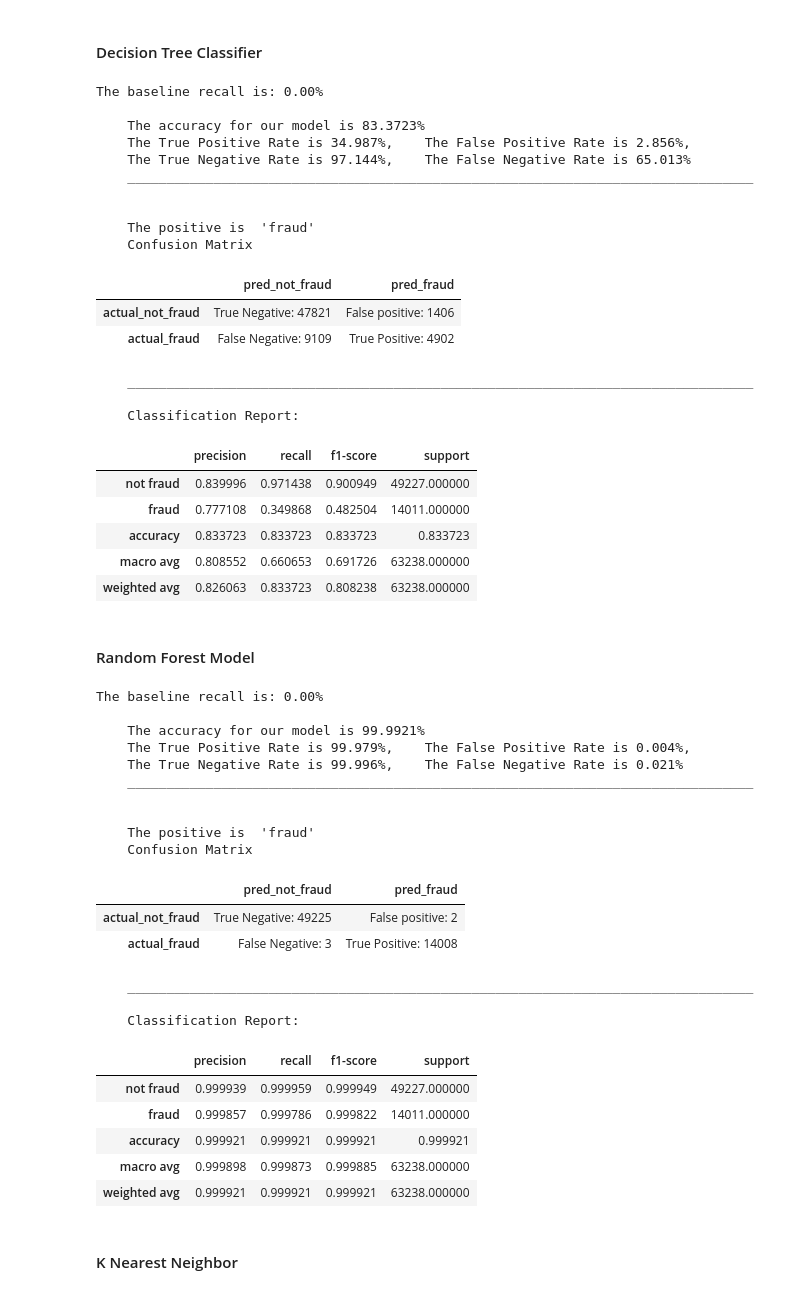
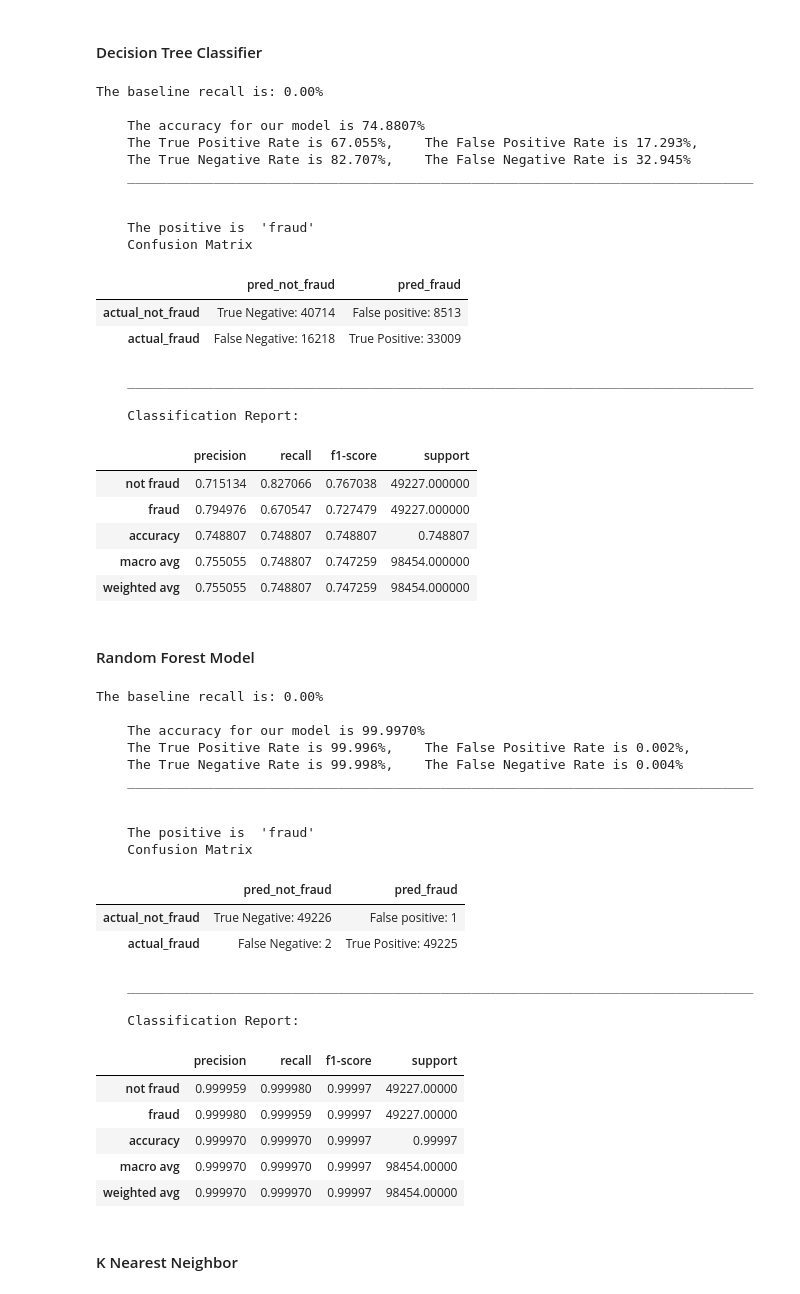
Before and after one commit to ForrestMccrosky/Rainfall_Australia, a Jupyter notebook: Australia_Rain_Rough.ipynb, the cells around one changed output. Saved outputs shown, nothing was run; the diff lists cells and outputs as text; code cells hidden in the pictures.

```diff
--- a/Australia_Rain_Rough.ipynb
+++ b/Australia_Rain_Rough.ipynb
@@ -282,0 +309,6 @@ df['raintod'] = np.where(df.RainToday == 'Yes', 1, 0)
+# %%
+## creating low pressure categorical columns because storms are most commonly formed from
+## low pressure areas which translates into the most common time for rainfall
+
+df['low_pressure3pm'] = np.where(df['Pressure3pm'] < 1015, 1, 0)
+df['high_pressure3pm'] = np.where(df['Pressure3pm'] >= 1015, 1, 0)
@@ -282,0 +322,5 @@ df['raintod'] = np.where(df.RainToday == 'Yes', 1, 0)
+# %%
+## creating high temperature and low temperature categorical columns for 3pm
+
+df['high_temp9am'] = np.where(df['Temp9am'] > 15, 1, 0)
+df['low_temp9am'] = np.where(df['Temp9am'] <= 15, 1, 0)
@@ -283,3 +334,8 @@ df['raintod'] = np.where(df.RainToday == 'Yes', 1, 0)
+# %%
+## creating high temperature and low temperature categorical columns for 3pm
+
+df['high_temp3pm'] = np.where(df['Temp3pm'] > 23, 1, 0)
+df['low_temp3pm'] = np.where(df['Temp3pm'] <= 23, 1, 0)
 # %% [markdown]
 ### Prepare: Splitting Data
 # %%
@@ -515,3 +572,11 @@ X_train.head() ## previewing
 | 73337 | 59.0 | 1 | 11.4 | 72.0 | 1004.4 | 1006.8 |
 | 29842 | 23.0 | 0 | 0.2 | 44.0 | 1010.1 | 1013.6 |
 | 70991 | 56.0 | 0 | 0.0 | 52.0 | 1016.5 | 1018.6 |
+# %%
+from imblearn.over_sampling import SMOTE
+
+## using an oversampling technique to make the train x and y's have equal positive and
+## negative cases
+
+smote = SMOTE(random_state = 123)
+X_train_smote, y_train_smote = smote.fit_sample(X_train, y_train)
@@ -615,64 +687,64 @@ def evaluate(X_df, y_df, model):
 #### Decision Tree Classifier
 # %%
 model = DecisionTreeClassifier(random_state = 123, max_depth = 3)   #making a decision tree model
-model.fit(X_train, y_train)              # fitting the model to train df's
+model.fit(X_train_smote, y_train_smote)              # fitting the model to train df's
 
 print(f'The baseline recall is: {base_recall:.2%}') # printing out the basleline accuracy for comparison
-evaluate(X_train, y_train, model)      # printing out model scores on train df
+evaluate(X_train_smote, y_train_smote, model)      # printing out model scores on train df
 # %% [output]
 The baseline recall is: 0.00%
 
-    The accuracy for our model is 83.3723%
-    The True Positive Rate is 34.987%,    The False Positive Rate is 2.856%,
-    The True Negative Rate is 97.144%,    The False Negative Rate is 65.013%
+    The accuracy for our model is 74.8807%
+    The True Positive Rate is 67.055%,    The False Positive Rate is 17.293%,
+    The True Negative Rate is 82.707%,    The False Negative Rate is 32.945%
     ________________________________________________________________________________
 
 
     The positive is  'fraud'
     Confusion Matrix
 |  | pred_not_fraud | pred_fraud |
-| actual_not_fraud | True Negative: 47821 | False positive: 1406 |
-| actual_fraud | False Negative: 9109 | True Positive: 4902 |
+| actual_not_fraud | True Negative: 40714 | False positive: 8513 |
+| actual_fraud | False Negative: 16218 | True Positive: 33009 |
     ________________________________________________________________________________
 
     Classification Report:
 |  | precision | recall | f1-score | support |
-| not fraud | 0.839996 | 0.971438 | 0.900949 | 49227.000000 |
-| fraud | 0.777108 | 0.349868 | 0.482504 | 14011.000000 |
-| accuracy | 0.833723 | 0.833723 | 0.833723 | 0.833723 |
-| macro avg | 0.808552 | 0.660653 | 0.691726 | 63238.000000 |
-| weighted avg | 0.826063 | 0.833723 | 0.808238 | 63238.000000 |
+| not fraud | 0.715134 | 0.827066 | 0.767038 | 49227.000000 |
+| fraud | 0.794976 | 0.670547 | 0.727479 | 49227.000000 |
+| accuracy | 0.748807 | 0.748807 | 0.748807 | 0.748807 |
+| macro avg | 0.755055 | 0.748807 | 0.747259 | 98454.000000 |
+| weighted avg | 0.755055 | 0.748807 | 0.747259 | 98454.000000 |
 # %% [markdown]
 #### Random Forest Model
 # %%
 forest_model = RandomForestClassifier()   # making a random forest model
-forest_model.fit(X_train, y_train)       # fitting the model to train
+forest_model.fit(X_train_smote, y_train_smote)       # fitting the model to train
 
 print(f'The baseline recall is: {base_recall:.2%}')   # printing out the baseline for comparison
-evaluate(X_train, y_train, forest_model)   #printing out model scores for train
+evaluate(X_train_smote, y_train_smote, forest_model)   #printing out model scores for train
 # %% [output]
 The baseline recall is: 0.00%
 
-    The accuracy for our model is 99.9921%
-    The True Positive Rate is 99.979%,    The False Positive Rate is 0.004%,
-    The True Negative Rate is 99.996%,    The False Negative Rate is 0.021%
+    The accuracy for our model is 99.9970%
+    The True Positive Rate is 99.996%,    The False Positive Rate is 0.002%,
+    The True Negative Rate is 99.998%,    The False Negative Rate is 0.004%
     ________________________________________________________________________________
 
 
     The positive is  'fraud'
     Confusion Matrix
 |  | pred_not_fraud | pred_fraud |
-| actual_not_fraud | True Negative: 49225 | False positive: 2 |
-| actual_fraud | False Negative: 3 | True Positive: 14008 |
+| actual_not_fraud | True Negative: 49226 | False positive: 1 |
+| actual_fraud | False Negative: 2 | True Positive: 49225 |
     ________________________________________________________________________________
 
     Classification Report:
 |  | precision | recall | f1-score | support |
-| not fraud | 0.999939 | 0.999959 | 0.999949 | 49227.000000 |
-| fraud | 0.999857 | 0.999786 | 0.999822 | 14011.000000 |
-| accuracy | 0.999921 | 0.999921 | 0.999921 | 0.999921 |
-| macro avg | 0.999898 | 0.999873 | 0.999885 | 63238.000000 |
-| weighted avg | 0.999921 | 0.999921 | 0.999921 | 63238.000000 |
+| not fraud | 0.999959 | 0.999980 | 0.99997 | 49227.00000 |
+| fraud | 0.999980 | 0.999959 | 0.99997 | 49227.00000 |
+| accuracy | 0.999970 | 0.999970 | 0.99997 | 0.99997 |
+| macro avg | 0.999970 | 0.999970 | 0.99997 | 98454.00000 |
+| weighted avg | 0.999970 | 0.999970 | 0.99997 | 98454.00000 |
 # %% [markdown]
 #### K Nearest Neighbor
 # %%
```
Also changed, not shown: parts of 18 cells of this notebook.
